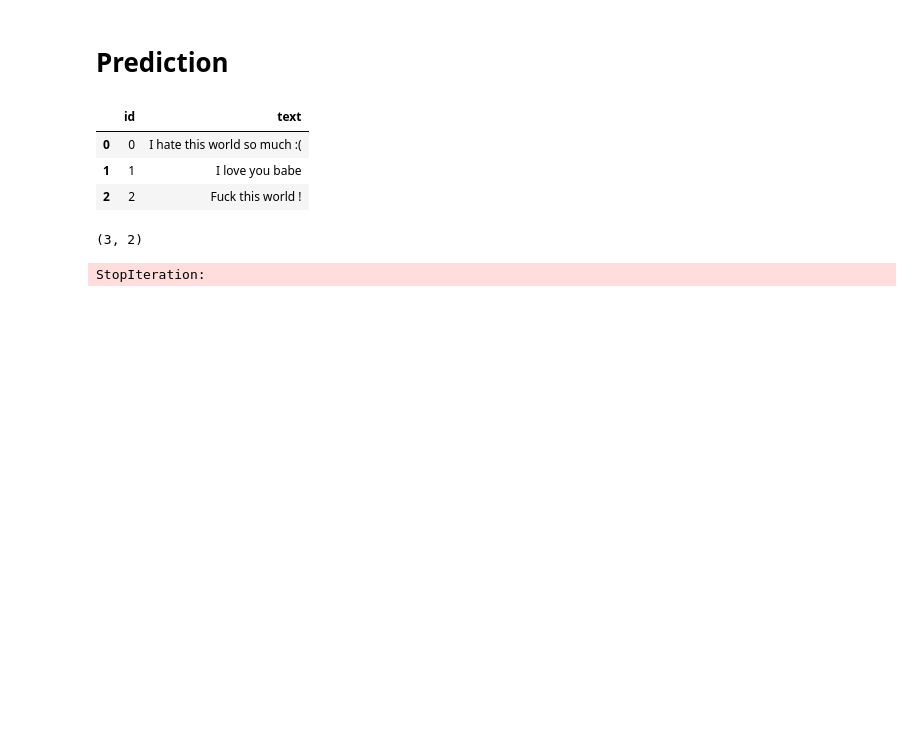
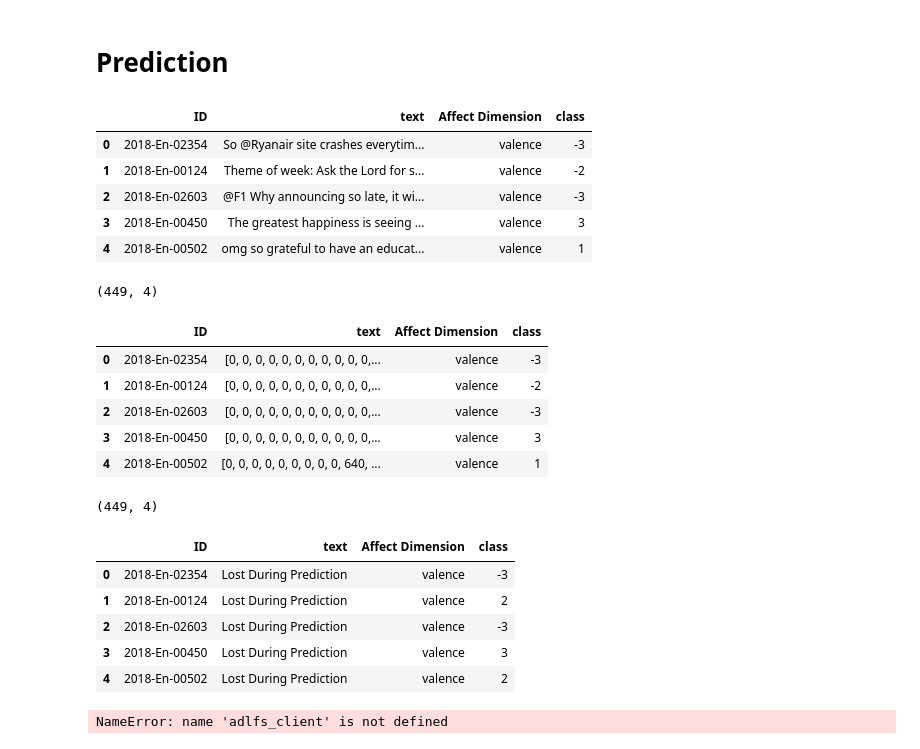
Before and after one commit to Choqs/Twitter-Sentiment-Analysis, a Jupyter notebook: src/tp_tweet.ipynb, the cells around one changed output. Drawn from its saved outputs; the diff is of its cells as text; code cells hidden in the pictures; blank space fills up the shorter version.

```diff
--- a/src/tp_tweet.ipynb
+++ b/src/tp_tweet.ipynb
@@ -51,6 +49,7 @@ Using TensorFlow backend.
 # Load Data
 # %%
 path = '../data/'
+path_test = '../test/'
 word2vec_path = path + 'GoogleNews-vectors-negative300.bin'
 train_3_path = path + 'data_train_3.csv'
 train_7_path = path + 'data_train_7.csv'
@@ -651,33 +650,58 @@ np.unique(y_pred, return_counts=True)
 # Prediction
 # %%
 # Loading Data Set 7 Classes
-#predict_7_data = pd.read_csv(path + '????.csv', encoding='utf-8', sep='\t', names=['id', 'class', 'text'])
-predict_7_data = pd.DataFrame({'id': [0, 1, 2], 'text': ['I hate this world so much :(', 'I love you babe', 'Fuck this world !']})
+predict_7_data = pd.read_csv(path + 'data_test_7_1.csv', encoding='utf-8', sep='\t')
+
+# Rename Ugly Col Names
+predict_7_data = predict_7_data.rename(columns={"Tweet": "text", "Intensity Class": "class"})
+predict_7_data['class'] = predict_7_data['class'].apply(lambda x: int(x.split(':')[0]))
+
+# Display
 display(predict_7_data.head())
 print(predict_7_data.shape)
 
 # Preprocessing
 predict_7_data['text'] = predict_7_data['text'].apply(standardization)
 predict_7_data['text'] = tokenizer.texts_to_sequences(predict_7_data['text'])
 predict_7_data['text'] = predict_7_data['text'].apply(lambda x: pad_sequences([x], maxlen=MAX_SEQUENCE_LENGTH)[0])
 
+# Display
+display(predict_7_data.head())
+print(predict_7_data.shape)
+
 # Loading
-dependencies = {
-     'distance': distance
-}
+dependencies = {'distance': distance}
 model2 = load_model("{}{}".format(path, "best_model2.h5"), custom_objects=dependencies)
 
 # Predicting
 PREDICT_GENERATOR = DataGenerator(predict_7_data, word2vec, MAX_SEQUENCE_LENGTH, 7, BATCH_SIZE)
-y_pred = np.argmax(model2.predict(PREDICT_GENERATOR.getInputGenerator(), steps=TEST_GENERATOR.step), axis=1) - 3
+y_pred = np.argmax(model2.predict(PREDICT_GENERATOR.getInputGenerator(), steps=PREDICT_GENERATOR.step), axis=1) - 3
 predict_7_data['class'] = y_pred
+predict_7_data['text'] = predict_7_data['text'].apply(lambda _: 'Lost During Prediction')
 
 # Display Results
-display(predict_7_data)
+display(predict_7_data.head())
+with adlfs_client.open(path_test + 'result.csv', "wb") as f:
+    predict_7_data.to_csv(f, sep='\t', index=False)
 # %% [output]
-|  | id | text |
-| 0 | 0 | I hate this world so much :( |
-| 1 | 1 | I love you babe |
-| 2 | 2 | Fuck this world ! |
+|  | ID | text | Affect Dimension | class |
+| 0 | 2018-En-02354 | So @Ryanair site crashes everytim... | valence | -3 |
+| 1 | 2018-En-00124 | Theme of week: Ask the Lord for s... | valence | -2 |
+| 2 | 2018-En-02603 | @F1 Why announcing so late, it wi... | valence | -3 |
+| 3 | 2018-En-00450 | The greatest happiness is seeing ... | valence | 3 |
+| 4 | 2018-En-00502 | omg so grateful to have an educat... | valence | 1 |
-(3, 2)
+(449, 4)
+|  | ID | text | Affect Dimension | class |
+| 0 | 2018-En-02354 | [0, 0, 0, 0, 0, 0, 0, 0, 0, 0, 0,... | valence | -3 |
+| 1 | 2018-En-00124 | [0, 0, 0, 0, 0, 0, 0, 0, 0, 0, 0,... | valence | -2 |
+| 2 | 2018-En-02603 | [0, 0, 0, 0, 0, 0, 0, 0, 0, 0, 0,... | valence | -3 |
+| 3 | 2018-En-00450 | [0, 0, 0, 0, 0, 0, 0, 0, 0, 0, 0,... | valence | 3 |
+| 4 | 2018-En-00502 | [0, 0, 0, 0, 0, 0, 0, 0, 0, 640, ... | valence | 1 |
-StopIteration:
+(449, 4)
+|  | ID | text | Affect Dimension | class |
+| 0 | 2018-En-02354 | Lost During Prediction | valence | -3 |
+| 1 | 2018-En-00124 | Lost During Prediction | valence | 2 |
+| 2 | 2018-En-02603 | Lost During Prediction | valence | -3 |
+| 3 | 2018-En-00450 | Lost During Prediction | valence | 3 |
+| 4 | 2018-En-00502 | Lost During Prediction | valence | 2 |
+NameError: name 'adlfs_client' is not defined
```
Also changed, not shown: parts of 6 cells of this notebook, 5 other files.
